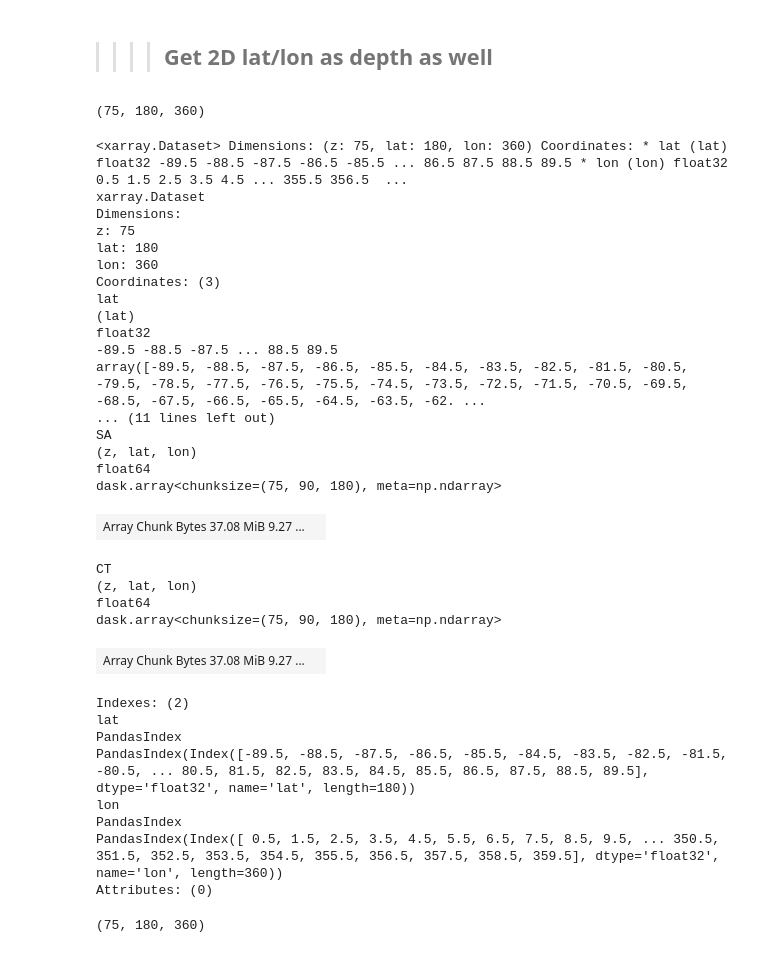
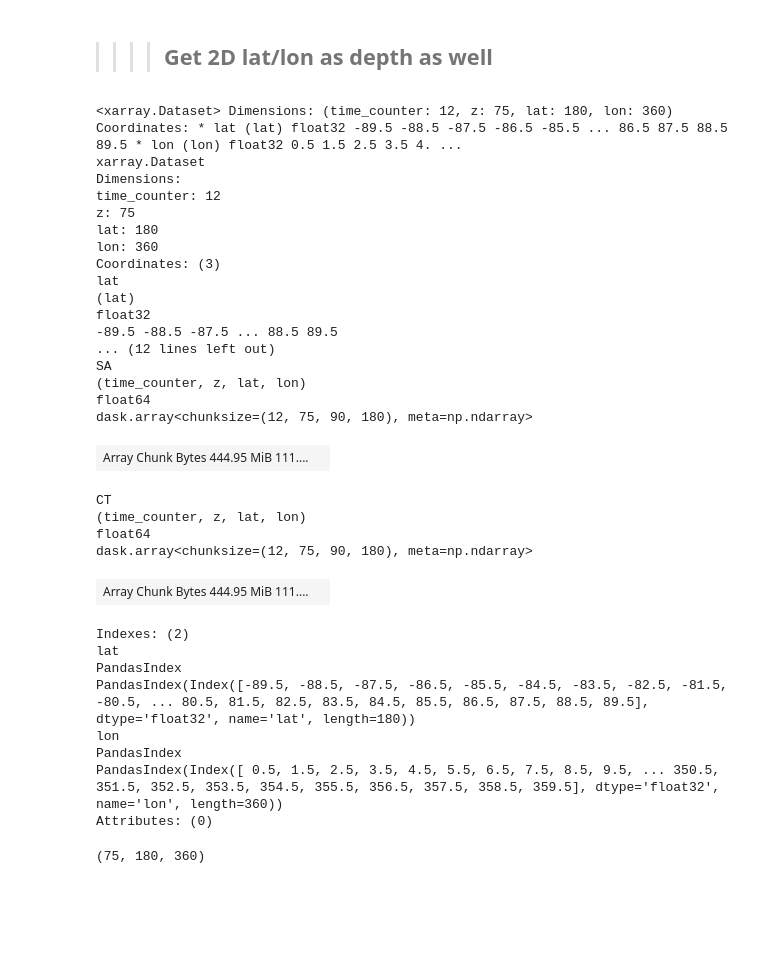
Before and after one commit to ctalandi/TOOLS, a Jupyter notebook: OTHERS/WOA2009/STABILITY/WOA09_SACT_SelectSmooth.ipynb, the cells around one changed output. Saved outputs shown, nothing was run; the diff lists cells and outputs as text; code cells hidden in the pictures; blank space fills up the shorter version.

```diff
--- a/OTHERS/WOA2009/STABILITY/WOA09_SACT_SelectSmooth.ipynb
+++ b/OTHERS/WOA2009/STABILITY/WOA09_SACT_SelectSmooth.ipynb
@@ -211,43 +239,38 @@ INDIR='/data0/project/drakkar/CONFIGS/CREG12.L75/CREG12.L75-I/'
 ds_latlonZ=xr.open_dataset(INDIR+'woa09_depth_Ex_L75.nc')
 ds_latlonZ=ds_latlonZ.rename({'lat0':'lat','lon0':'lon'})
 #ds_latlonZ
-# %%
-test=ds_initS['SA'].isel(time_counter=0)
-test.shape
-# %% [output]
-(75, 180, 360)
 # %%
 ds_woa09_z75=xr.Dataset()
-ds_woa09_z75['SA']=(('z','lat','lon'),ds_initS['SA'].isel(time_counter=0).data)
-ds_woa09_z75['CT']=(('z','lat','lon'),ds_initT['CT'].isel(time_counter=0).data)
+ds_woa09_z75['SA']=(('time_counter','z','lat','lon'),ds_initS['SA'].data)
+ds_woa09_z75['CT']=(('time_counter','z','lat','lon'),ds_initT['CT'].data)
 ds_woa09_z75.coords['lat']=(('lat'),ds_latlon1D_0360['lat'].data)
 ds_woa09_z75.coords['lon']=(('lon'),ds_latlon1D_0360['lon'].data)
 ds_woa09_z75.coords['depth']=(('z'),ds_latlonZ['depth'].isel(time_counter=0,lat=0,lon=0).data)
 ds_woa09_z75
 # %% [output]
-<xarray.Dataset> Dimensions: (z: 75, lat: 180, lon: 360) Coordinates: * lat (lat) float32 -89.5 -88.5 -87.5 -86.5 -85.5 ... 86.5 87.5 88.5 89.5 * lon (lon) float32 0.5 1.5 2.5 3.5 4.5 ... 355.5 356.5  ...
+<xarray.Dataset> Dimensions: (time_counter: 12, z: 75, lat: 180, lon: 360) Coordinates: * lat (lat) float32 -89.5 -88.5 -87.5 -86.5 -85.5 ... 86.5 87.5 88.5 89.5 * lon (lon) float32 0.5 1.5 2.5 3.5 4. ...
 xarray.Dataset
 Dimensions:
+time_counter: 12
 z: 75
 lat: 180
 lon: 360
 Coordinates: (3)
 lat
 (lat)
 float32
 -89.5 -88.5 -87.5 ... 88.5 89.5
-array([-89.5, -88.5, -87.5, -86.5, -85.5, -84.5, -83.5, -82.5, -81.5, -80.5, -79.5, -78.5, -77.5, -76.5, -75.5, -74.5, -73.5, -72.5, -71.5, -70.5, -69.5, -68.5, -67.5, -66.5, -65.5, -64.5, -63.5, -62. ...
-... (11 lines left out)
+... (12 lines left out)
 SA
-(z, lat, lon)
+(time_counter, z, lat, lon)
 float64
-dask.array<chunksize=(75, 90, 180), meta=np.ndarray>
+dask.array<chunksize=(12, 75, 90, 180), meta=np.ndarray>
-| Array Chunk Bytes 37.08 MiB 9.27 ... |  |
+| Array Chunk Bytes 444.95 MiB 111.... |  |
 CT
-(z, lat, lon)
+(time_counter, z, lat, lon)
 float64
-dask.array<chunksize=(75, 90, 180), meta=np.ndarray>
+dask.array<chunksize=(12, 75, 90, 180), meta=np.ndarray>
-| Array Chunk Bytes 37.08 MiB 9.27 ... |  |
+| Array Chunk Bytes 444.95 MiB 111.... |  |
 Indexes: (2)
 lat
 PandasIndex
```
Also changed, not shown: parts of 24 cells of this notebook.
